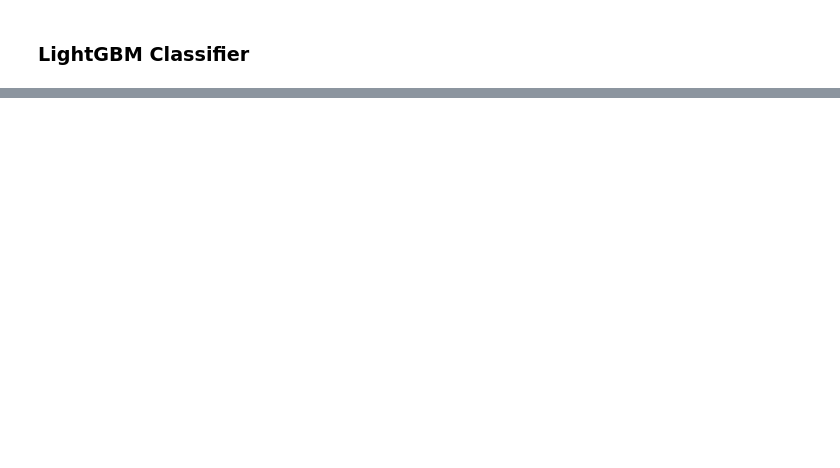
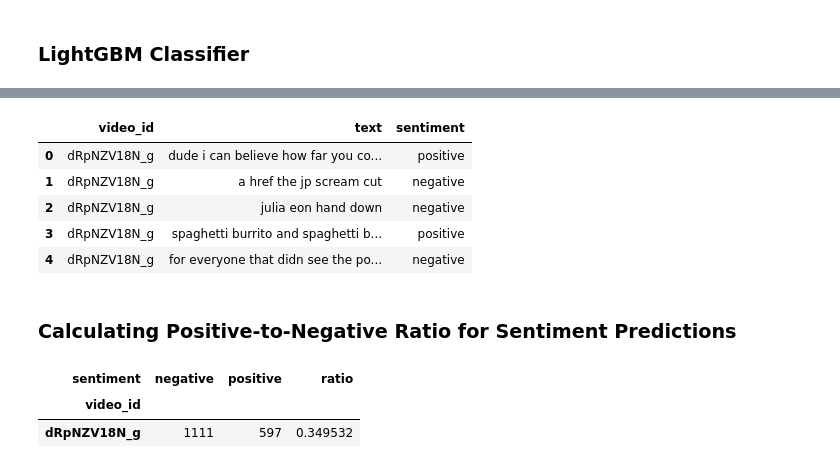
Before and after one commit to betanight/youtube_sentiment_analysis, a Jupyter notebook: notebooks/eda_analysis_fonz.ipynb, the cells around one changed output, grey strips where cells are left out. Saved outputs shown, nothing was run; the diff lists cells and outputs as text; code cells hidden in the pictures; blank space fills up the shorter version.

```diff
--- a/notebooks/eda_analysis_fonz.ipynb
+++ b/notebooks/eda_analysis_fonz.ipynb
@@ -375,0 +491,7 @@ After vectorizing the features and training the chosen models, the metric used t
+# %%
+comments_df['text'] = comments_df['text'].astype(str).apply(clear_text).apply(word_tokenize) # Preprocess the comments
+comments_df['text'] = comments_df['text'].apply(lambda tokens: [lemmatizer.lemmatize(word) for word in tokens])
+comments_df['text'] = comments_df['text'].apply(lambda tokens: ' '.join(tokens))
+# %%
+comments_df = comments_df['text']
+comments_df
@@ -375,0 +500,27 @@ After vectorizing the features and training the chosen models, the metric used t
+# %%
+# Transform the new text data using the existing vectorizer
+X_new = vectorizer.transform(comments_df)
+
+# Predict sentiment using the Decision Tree model
+sentiment_pred = dt_model.predict(X_new)
+# %%
+comments_df = comments_df.reset_index(drop=True) # Reset the index of the comments DataFrame
+comments_df = pd.DataFrame(comments_df) # Convert the comments DataFrame to a DataFrame
+comments_df = pd.concat([comments_df, pd.Series(sentiment_pred)], axis=1) # Concatenate the predictions with the original DataFrame
+comments_df.columns = ['text', 'sentiment'] # Rename the columns
+comments_df['sentiment'] = le.inverse_transform(comments_df['sentiment'])
+# %%
+new_video_id_sr = pd.Series(rand_vid_id)
+series = pd.Series([rand_vid_id]*len(comments_df))
+merged_senti_pred = pd.concat([series, comments_df], axis=1)
+merged_senti_pred.columns = ['video_id', 'text', 'sentiment'] # Rename the columns
+merged_senti_pred.head() # Display the first few rows of the merged sentiment predictions DataFrame
+# %% [output]
+|  | video_id | text | sentiment |
+| 0 | dRpNZV18N_g | dude i can believe how far you co... | positive |
+| 1 | dRpNZV18N_g | a href the jp scream cut | negative |
+| 2 | dRpNZV18N_g | julia eon hand down | negative |
+| 3 | dRpNZV18N_g | spaghetti burrito and spaghetti b... | positive |
+| 4 | dRpNZV18N_g | for everyone that didn see the po... | negative |
+# %% [markdown]
+### Calculating Positive-to-Negative Ratio for Sentiment Predictions
@@ -375,0 +530,6 @@ After vectorizing the features and training the chosen models, the metric used t
+# %%
+new_sentiment_count
+# %% [output]
+| sentiment | negative | positive | ratio |
+| video_id |  |  |  |
+| dRpNZV18N_g | 1111 | 597 | 0.349532 |
```
Also changed, not shown: parts of 24 cells of this notebook, 1 other file.
